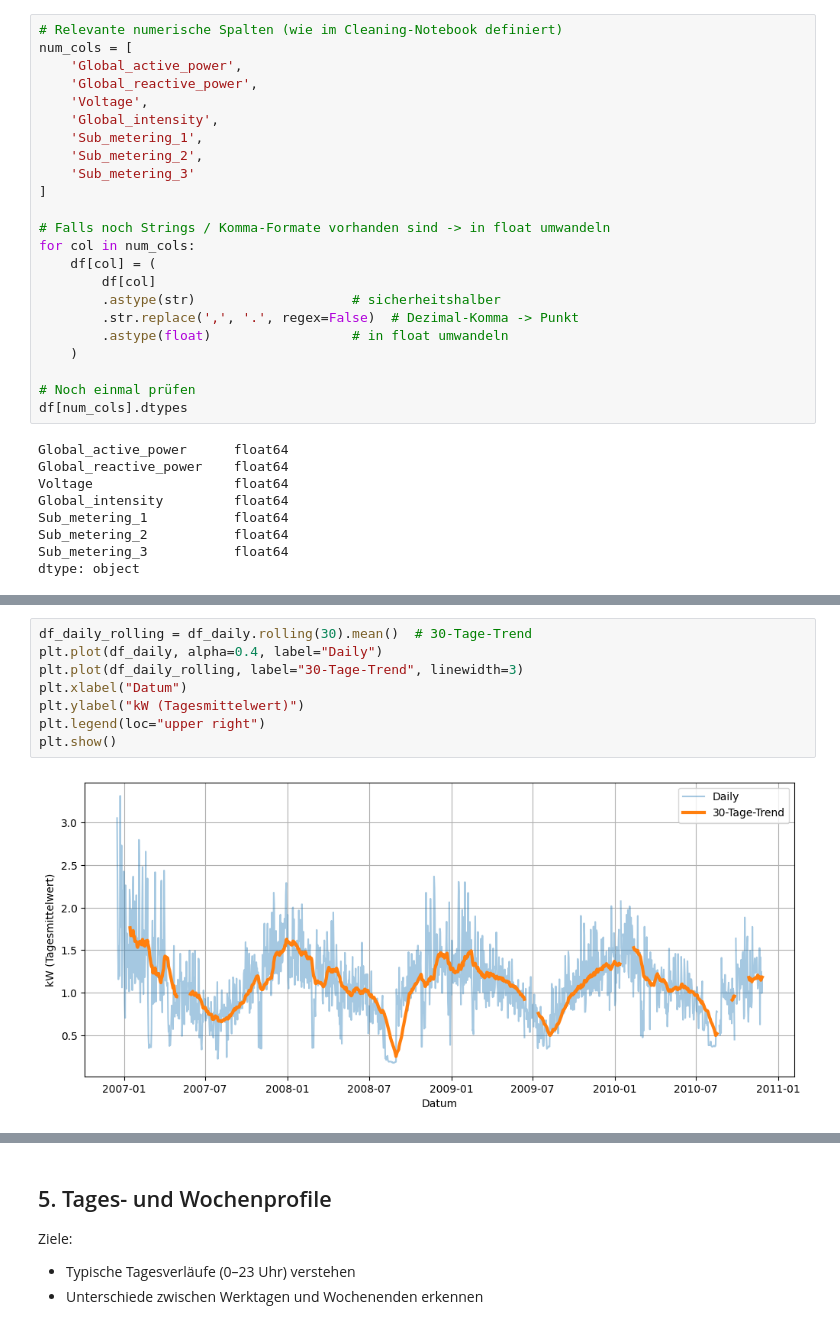
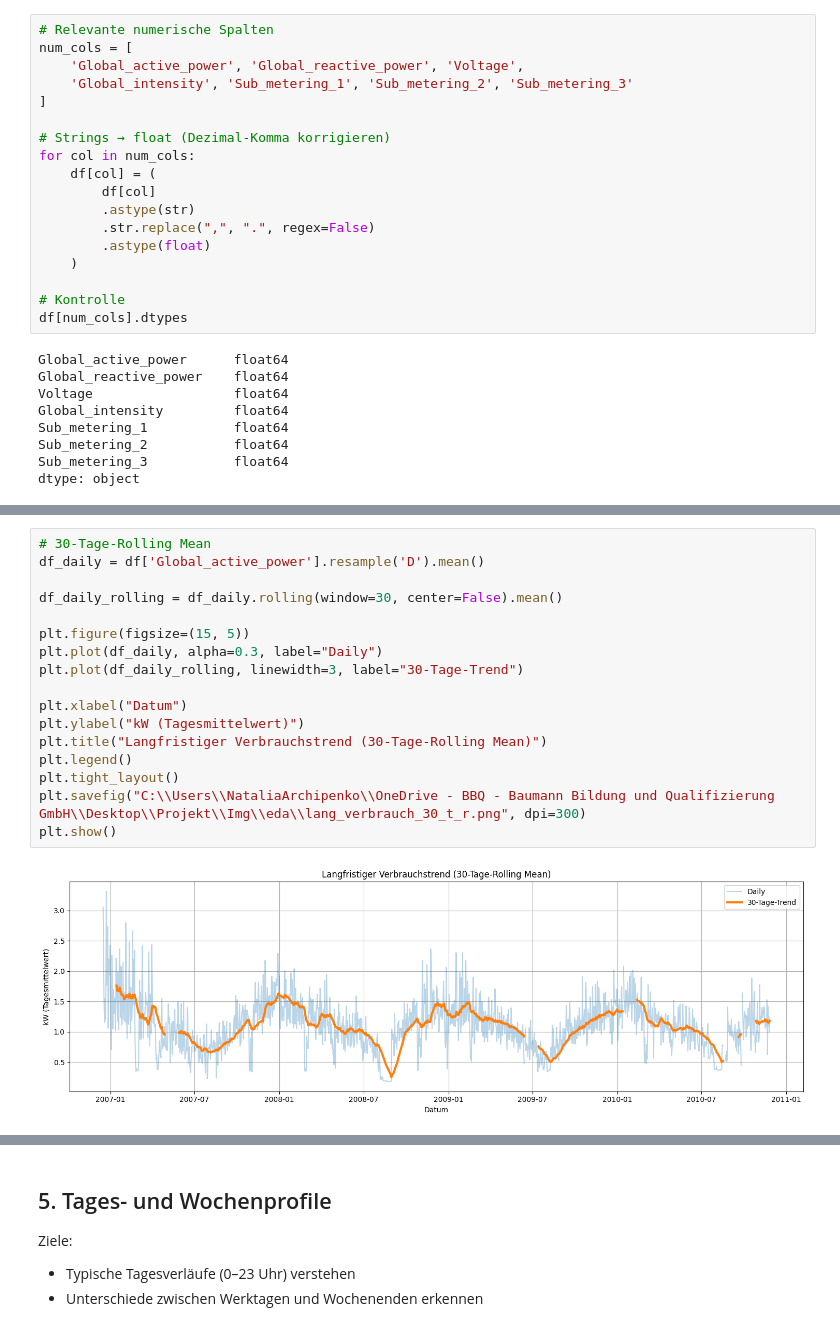
Before and after one commit to NataliaArchipenko/energy-monitor-anomaly-detection, a Jupyter notebook: Notebooks/2_eda_timeseries.ipynb, the cells around one changed output, grey strips where cells are left out. Drawn from its saved outputs; the diff is of its cells as text.

Commit message:
Daily update 08.12.2025-22-55_53,37-

```diff
--- a/Notebooks/2_eda_timeseries.ipynb
+++ b/Notebooks/2_eda_timeseries.ipynb
@@ -64,27 +83,22 @@ Sub_metering_2           object
 Sub_metering_3           object
 dtype: object
 # %%
-# Relevante numerische Spalten (wie im Cleaning-Notebook definiert)
+# Relevante numerische Spalten
 num_cols = [
-    'Global_active_power',
-    'Global_reactive_power',
-    'Voltage',
-    'Global_intensity',
-    'Sub_metering_1',
-    'Sub_metering_2',
-    'Sub_metering_3'
+    'Global_active_power', 'Global_reactive_power', 'Voltage',
+    'Global_intensity', 'Sub_metering_1', 'Sub_metering_2', 'Sub_metering_3'
 ]
 
-# Falls noch Strings / Komma-Formate vorhanden sind -> in float umwandeln
+# Strings → float (Dezimal-Komma korrigieren)
 for col in num_cols:
     df[col] = (
         df[col]
-        .astype(str)                    # sicherheitshalber
-        .str.replace(',', '.', regex=False)  # Dezimal-Komma -> Punkt
-        .astype(float)                  # in float umwandeln
+        .astype(str)
+        .str.replace(",", ".", regex=False)
+        .astype(float)
     )
 
-# Noch einmal prüfen
+# Kontrolle
 df[num_cols].dtypes
 # %% [output]
 Global_active_power      float64
@@ -120,13 +278,22 @@ plt.show()
 # %%
-df_daily_rolling = df_daily.rolling(30).mean()  # 30-Tage-Trend
-plt.plot(df_daily, alpha=0.4, label="Daily")
-plt.plot(df_daily_rolling, label="30-Tage-Trend", linewidth=3)
+# 30-Tage-Rolling Mean
+df_daily = df['Global_active_power'].resample('D').mean()
+
+df_daily_rolling = df_daily.rolling(window=30, center=False).mean()
+
+plt.figure(figsize=(15, 5))
+plt.plot(df_daily, alpha=0.3, label="Daily")
+plt.plot(df_daily_rolling, linewidth=3, label="30-Tage-Trend")
+
 plt.xlabel("Datum")
 plt.ylabel("kW (Tagesmittelwert)")
-plt.legend(loc="upper right")
+plt.title("Langfristiger Verbrauchstrend (30-Tage-Rolling Mean)")
+plt.legend()
+plt.tight_layout()
+plt.savefig("C:\\Users\\NataliaArchipenko\\OneDrive - BBQ - Baumann Bildung und Qualifizierung GmbH\\Desktop\\Projekt\\Img\\eda\\lang_verbrauch_30_t_r.png", dpi=300)
 plt.show()
 # %% [output]
-[figure, old version]
+[figure, new version]
 # %% [markdown]
 ### Beobachtungen aus dem 30-Tage-Trend
 
```
Also changed, not shown: parts of 70 cells of this notebook, 1 other file.
